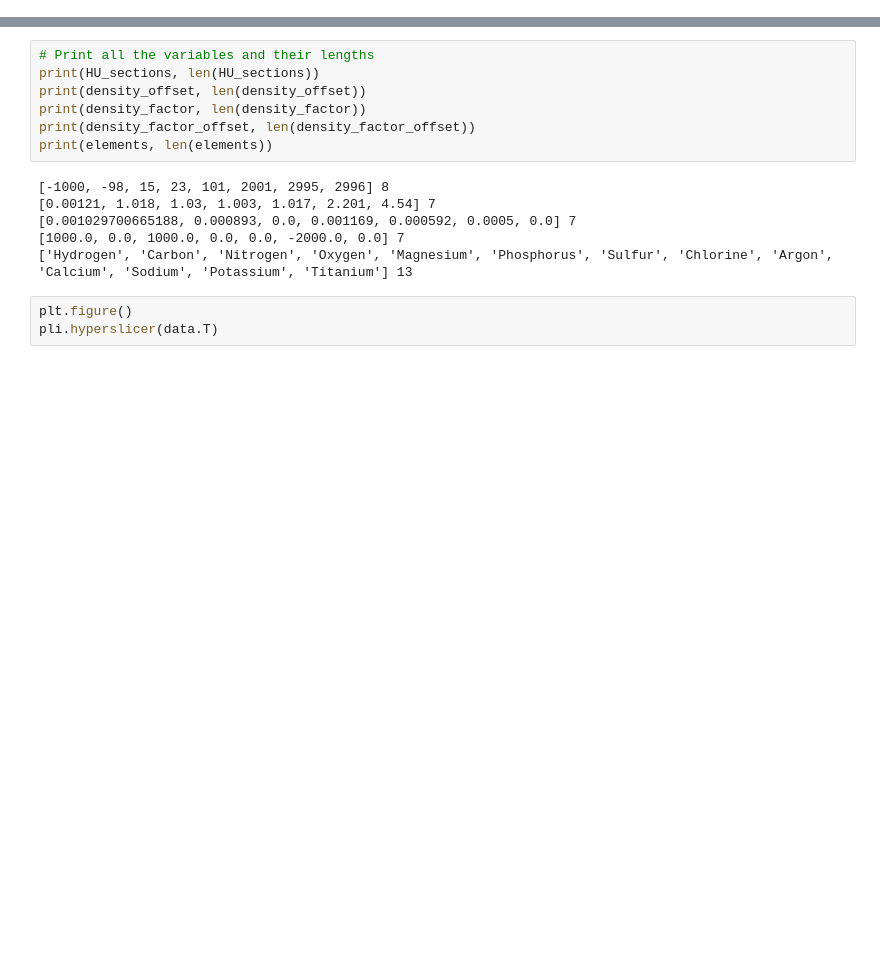
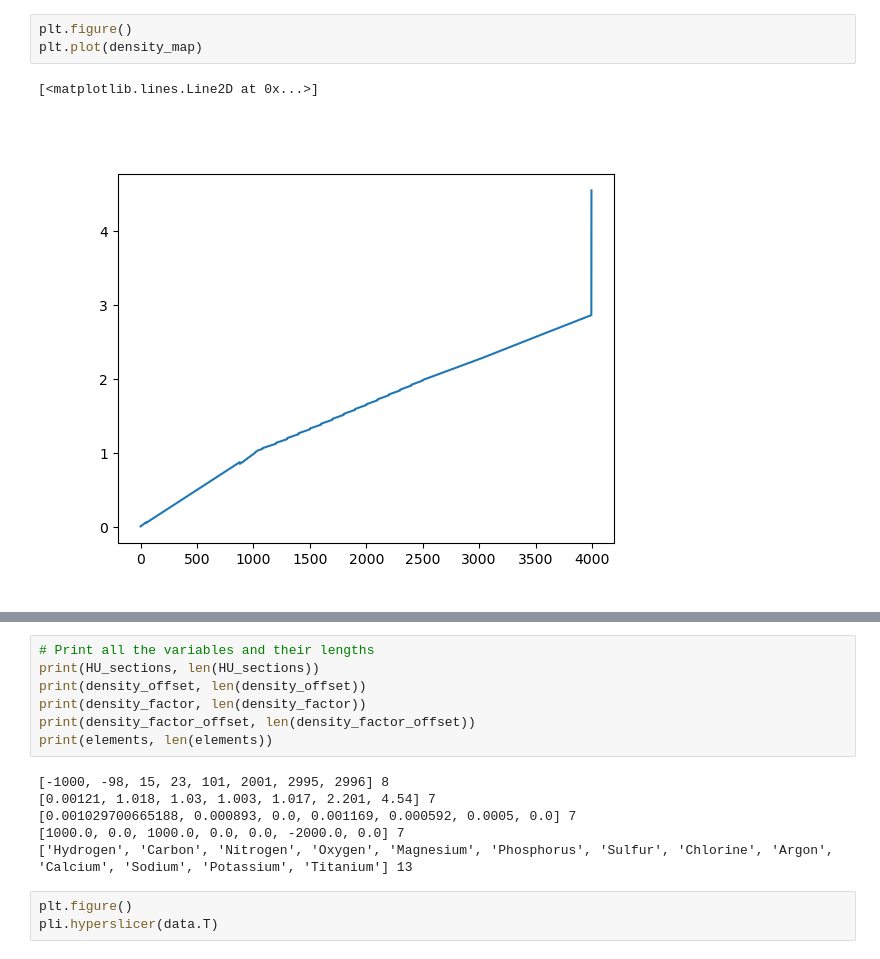
Before and after one commit to jerichooconnell/fastcat, a Jupyter notebook: examples/patient_data/dicom2mhd.ipynb, the cells around one changed output, grey strips where cells are left out. Drawn from its saved outputs; the diff is of its cells as text; blank space fills up the shorter version.

```diff
--- a/examples/patient_data/dicom2mhd.ipynb
+++ b/examples/patient_data/dicom2mhd.ipynb
@@ -63,3 +100,9 @@ def decompose_dicom(dicom_array):
+# %%
+plt.figure()
+plt.plot(density_map)
+# %% [output]
+[<matplotlib.lines.Line2D at 0x...>]
+[figure, added]
 # %%
 # load the nrrd file
 import nrrd
```
Also changed, not shown: parts of 9 cells of this notebook, 10 other files.
